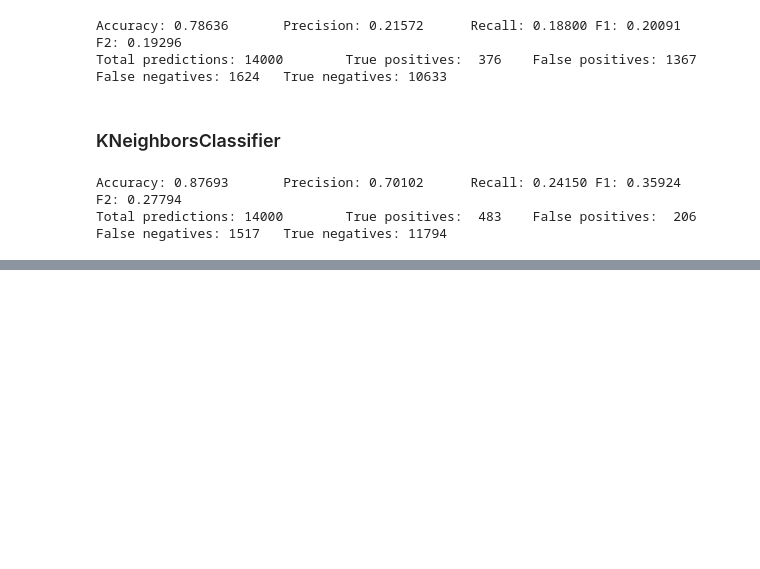
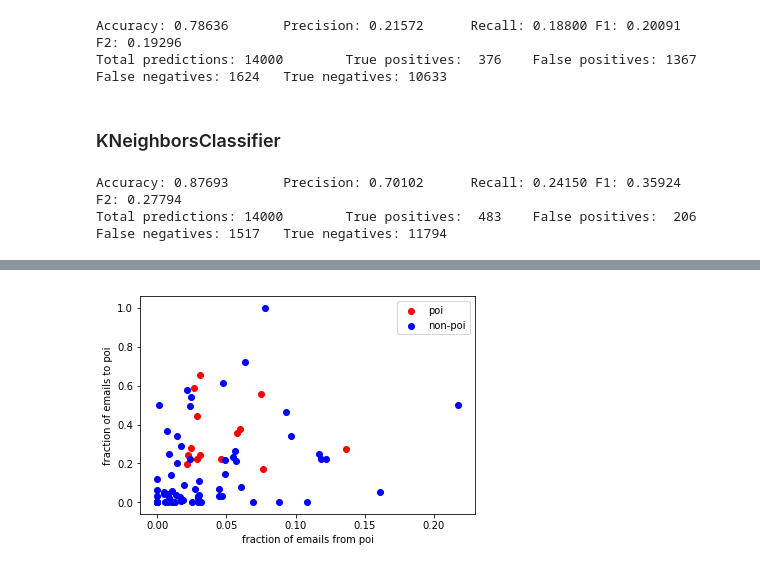
Before and after one commit to marty-vanhoof/Identifying_Fraud_from_Enron_Data, a Jupyter notebook: enron_report.ipynb, the cells around one changed output, grey strips where cells are left out. Cells and saved outputs as stored; diff of their text form; code cells hidden in the pictures; blank space fills up the shorter version.

Commit message:
Create two new features and plot them

```diff
--- a/enron_report.ipynb
+++ b/enron_report.ipynb
@@ -252,0 +261,19 @@ False negatives: 1517   True negatives: 11794
+# %%
+# create the two new features mentioned above
+df['fraction_of_emails_to_poi'] = df.from_this_person_to_poi / df.from_messages
+df['fraction_of_emails_from_poi'] = df.from_poi_to_this_person / df.to_messages
+
+# split the data into poi and non-poi
+df_poi = df.query('poi == True')
+df_nonpoi = df.query('poi == False')
+
+# plot the new features
+plt.scatter(df_poi.fraction_of_emails_from_poi, df_poi.fraction_of_emails_to_poi,
+            color='red', label='poi')
+plt.scatter(df_nonpoi.fraction_of_emails_from_poi, df_nonpoi.fraction_of_emails_to_poi,
+            color='blue', label='non-poi')
+plt.xlabel('fraction of emails from poi')
+plt.ylabel('fraction of emails to poi')
+plt.legend();
+# %% [output]
+[figure, added]
```
Also changed, not shown: parts of 5 cells of this notebook.
